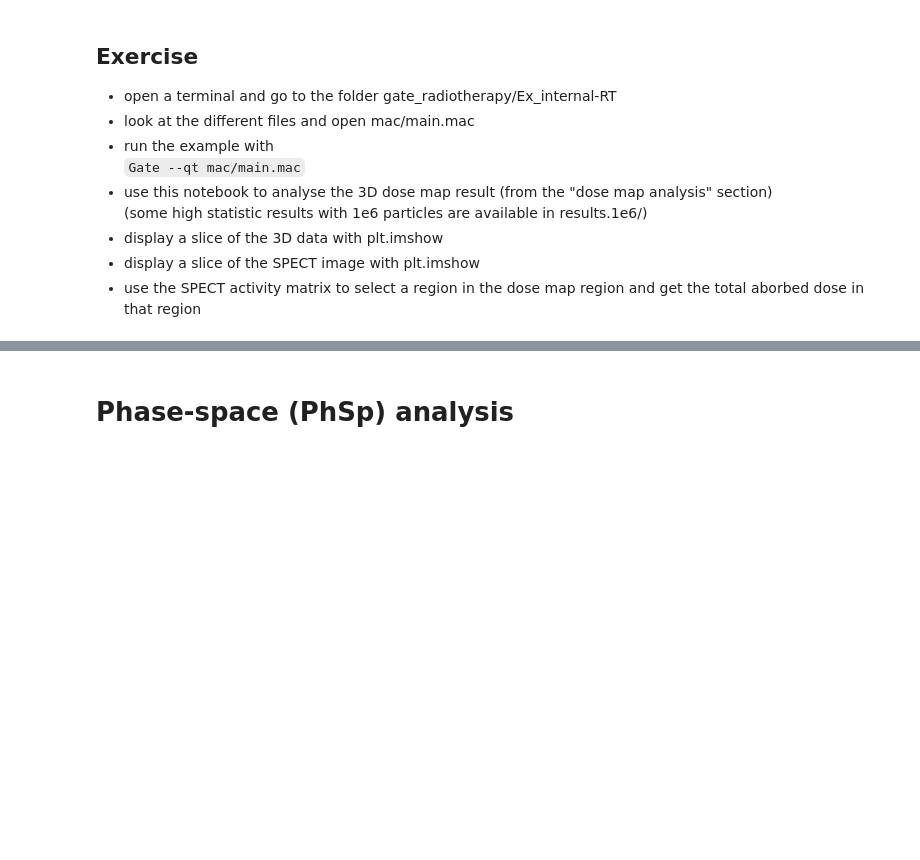
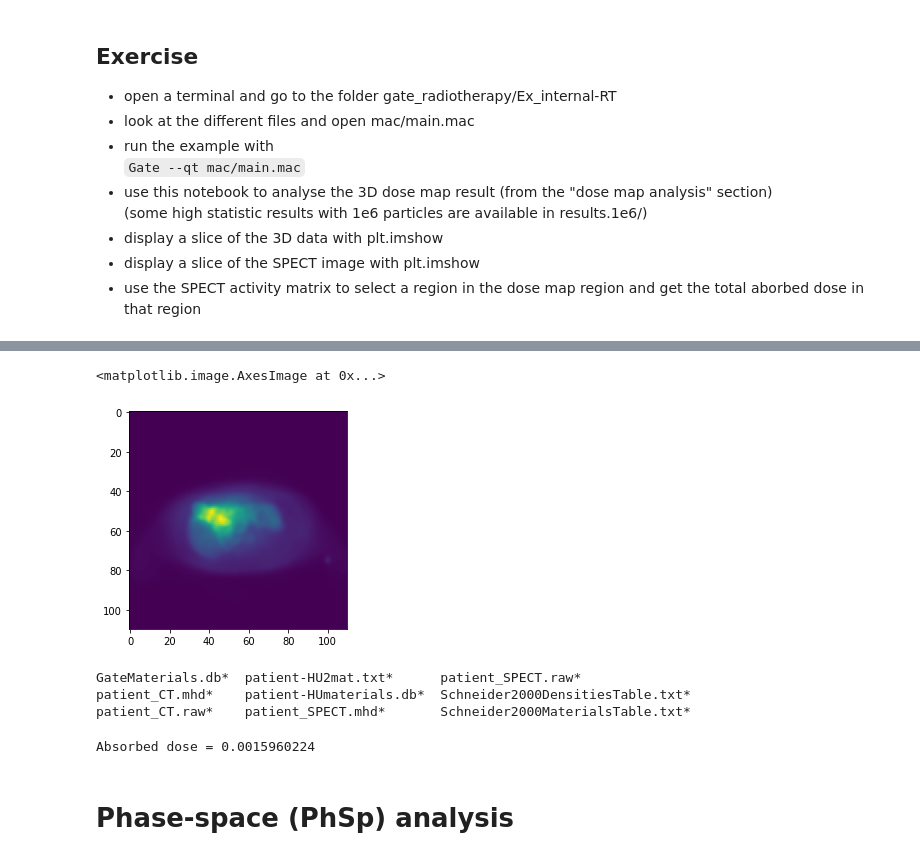
Before and after one commit to MCvin/Python_Gate, a Jupyter notebook: 7-Gate_Radiotherapy/gate_radiotherapy.ipynb, the cells around one changed output, grey strips where cells are left out. Saved outputs shown, nothing was run; the diff lists cells and outputs as text; code cells hidden in the pictures; blank space fills up the shorter version.

```diff
--- a/7-Gate_Radiotherapy/gate_radiotherapy.ipynb
+++ b/7-Gate_Radiotherapy/gate_radiotherapy.ipynb
@@ -102,3 +198,26 @@ interact(show_fusion, nslice=(0,arr_ct.shape[2]-1), opacity=(0,1,0.1));
+# %%
+# read the SPECT image
+img_spect = sitk.ReadImage('Ex_InternalRT/data/patient_SPECT.mhd')
+arr_spect = sitk.GetArrayFromImage(img_spect)
+
+# slice of the SPECT activity image
+plt.imshow(arr_spect.sum(axis=0))
+# %% [output]
+<matplotlib.image.AxesImage at 0x...>
+[figure, added]
+# %%
+ls Ex_InternalRT/data
+# %% [output]
+GateMaterials.db*  patient-HU2mat.txt*      patient_SPECT.raw*
+patient_CT.mhd*    patient-HUmaterials.db*  Schneider2000DensitiesTable.txt*
+patient_CT.raw*    patient_SPECT.mhd*       Schneider2000MaterialsTable.txt*
+# %%
+# apply a selection on the dose map
+cond = arr_spect > 1000
+dosi = arr_dose[cond].sum()
+print('Absorbed dose =', dosi)
+# %% [output]
+Absorbed dose = 0.0015960224
 # %% [markdown]
 # Phase-space (PhSp) analysis
 # %% [markdown]
```
Also changed, not shown: parts of 30 cells of this notebook.
